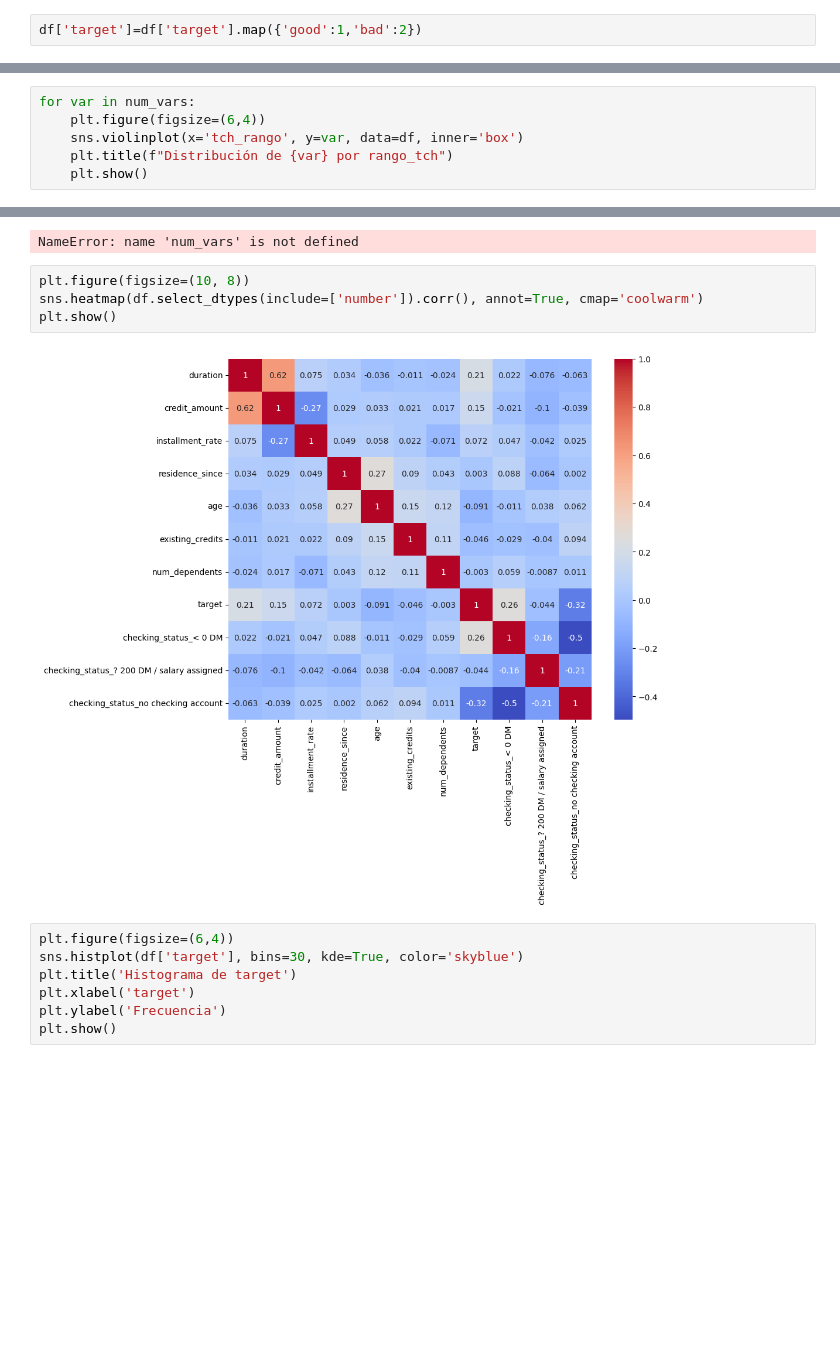
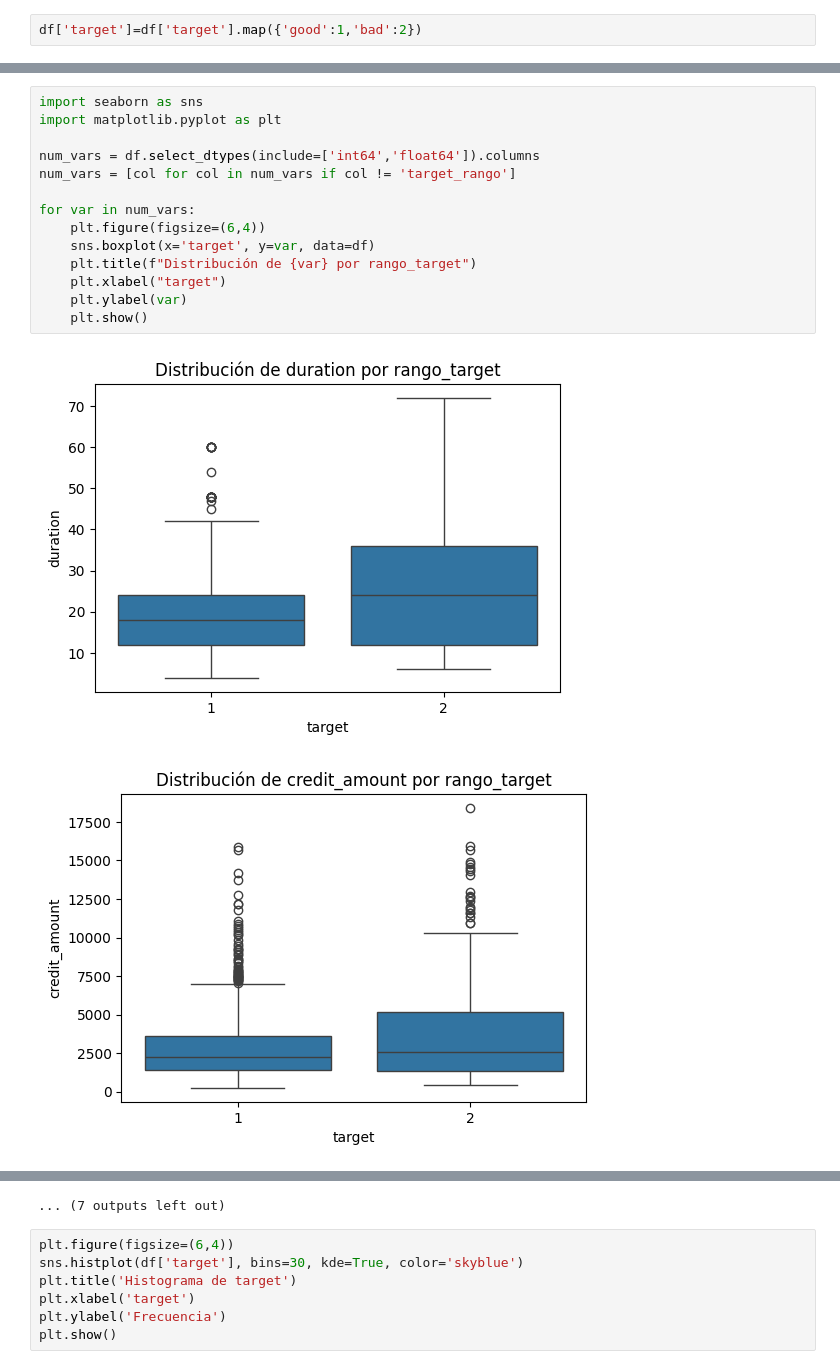
Before and after one commit to DavidCrespo72/AnalisisDatos, a Jupyter notebook: Taller_inova_pre.ipynb, the cells around one changed output, grey strips where cells are left out. Saved outputs shown, nothing was run; the diff lists cells and outputs as text; blank space fills up the shorter version.

```diff
--- a/Taller_inova_pre.ipynb
+++ b/Taller_inova_pre.ipynb
@@ -346,7 +374,17 @@ plt.show()
 # %%
+import seaborn as sns
+import matplotlib.pyplot as plt
+
+num_vars = df.select_dtypes(include=['int64','float64']).columns
+num_vars = [col for col in num_vars if col != 'target_rango']
+
 for var in num_vars:
     plt.figure(figsize=(6,4))
-    sns.violinplot(x='tch_rango', y=var, data=df, inner='box')
-    plt.title(f"Distribución de {var} por rango_tch")
+    sns.boxplot(x='target', y=var, data=df)
+    plt.title(f"Distribución de {var} por rango_target")
+    plt.xlabel("target")
+    plt.ylabel(var)
     plt.show()
 # %% [output]
+[figure, added]
+[figure, added]
@@ -353,10 +401,4 @@ for var in num_vars:
-NameError: name 'num_vars' is not defined
+... (7 outputs left out)
-# %%
-plt.figure(figsize=(10, 8))
-sns.heatmap(df.select_dtypes(include=['number']).corr(), annot=True, cmap='coolwarm')
-plt.show()
-# %% [output]
-[figure, removed]
 # %%
 plt.figure(figsize=(6,4))
 sns.histplot(df['target'], bins=30, kde=True, color='skyblue')
```
Also changed, not shown: parts of 17 cells of this notebook.
